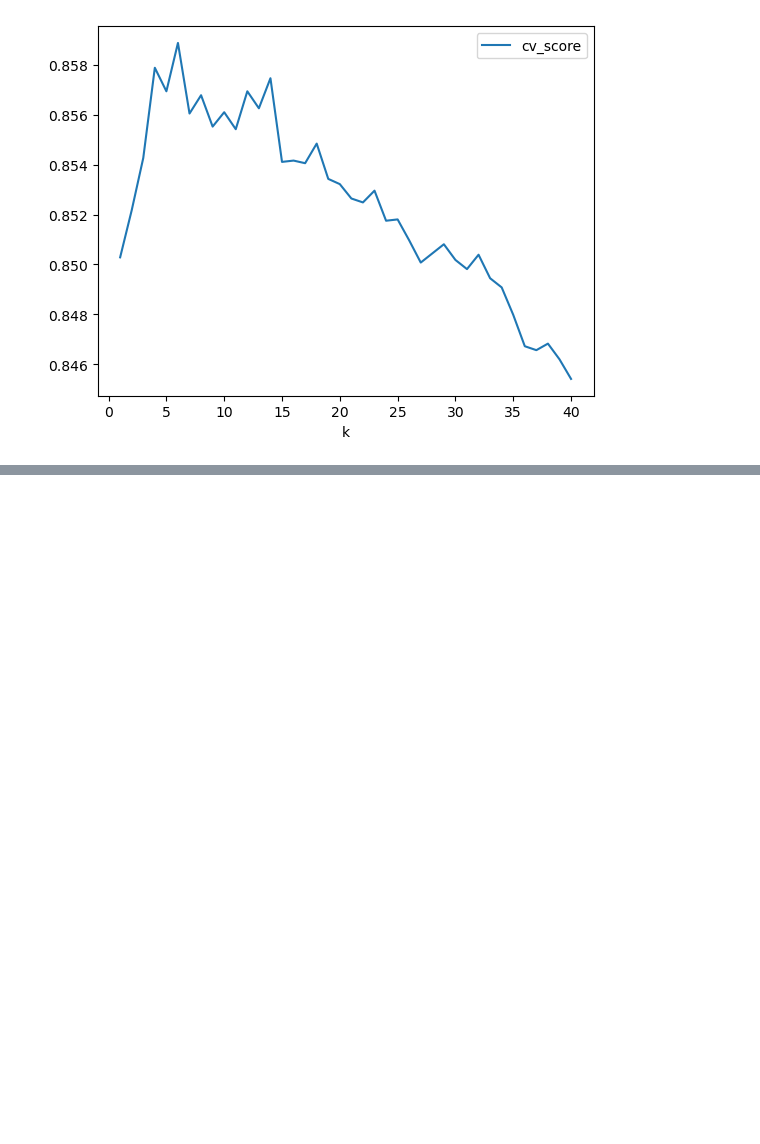
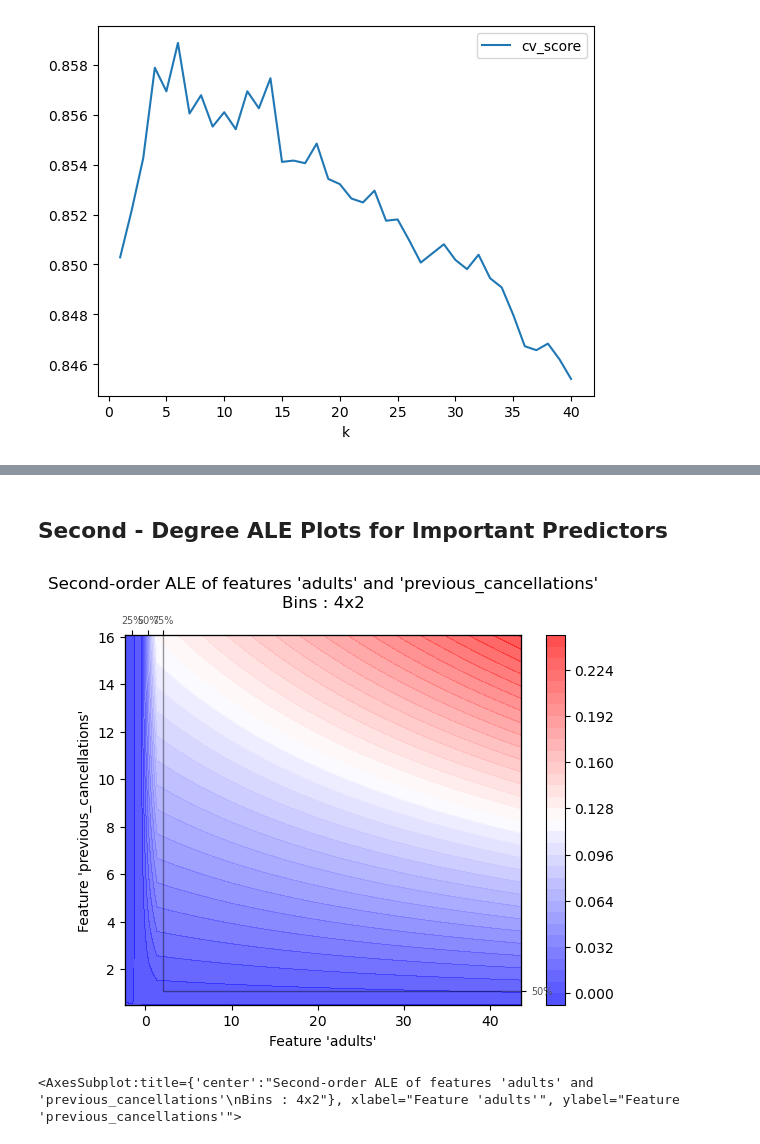
Before and after one commit to wenchengking/End-to-End-Hotel-Booking-Cancellation-Machine-Learning-Model, a Jupyter notebook: 05_Modeling/KNN_Modeling.ipynb, the cells around one changed output, grey strips where cells are left out. Saved outputs shown, nothing was run; the diff lists cells and outputs as text; code cells hidden in the pictures; blank space fills up the shorter version.

```diff
--- a/05_Modeling/KNN_Modeling.ipynb
+++ b/05_Modeling/KNN_Modeling.ipynb
@@ -203,0 +289,7 @@ array([[13426,  1623],
+# %% [markdown]
+## Second - Degree ALE Plots for Important Predictors
+# %%
+ale_plot(neigh, dftrain, ["adults", "previous_cancellations"], bins=20)
+# %% [output]
+[figure, added]
+<AxesSubplot:title={'center':"Second-order ALE of features 'adults' and 'previous_cancellations'\nBins : 4x2"}, xlabel="Feature 'adults'", ylabel="Feature 'previous_cancellations'">
```
Also changed, not shown: parts of 22 cells of this notebook, 1 other file.
